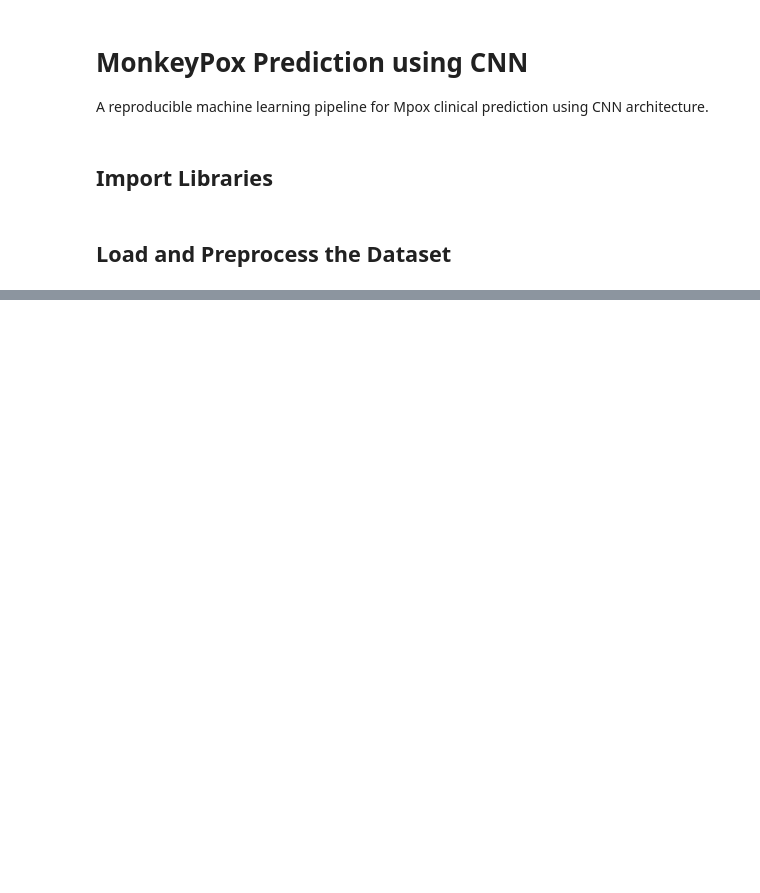
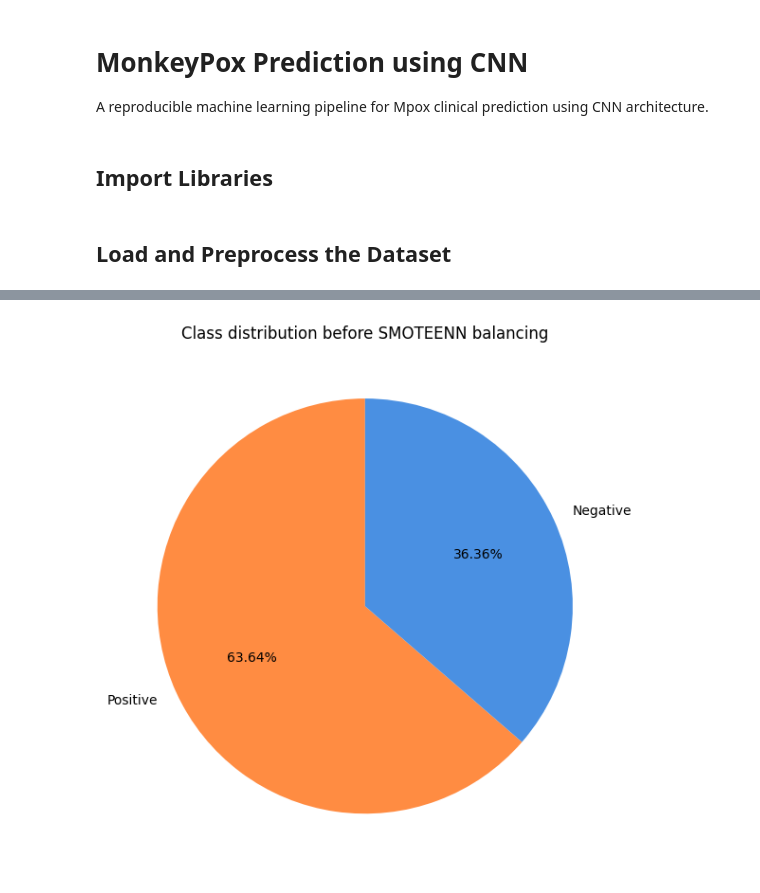
Before and after one commit to atifjavaid267/mpox-prediction-cnn, a Jupyter notebook: notebook.ipynb, the cells around one changed output, grey strips where cells are left out. Cells and saved outputs as stored; diff of their text form; code cells hidden in the pictures; blank space fills up the shorter version.

```diff
--- a/notebook.ipynb
+++ b/notebook.ipynb
@@ -25,0 +47,15 @@ data.head()
+# %%
+# Class distribution pie chart
+fig, ax = plt.subplots(figsize=(6, 6))
+
+data['MonkeyPox'].value_counts().plot.pie(
+    autopct='%1.2f%%', colors=['#FF8C42', '#4A90E2'],
+    ylabel='', ax=ax, startangle=90,
+    labels=['Positive', 'Negative']
+)
+ax.set_title('Class distribution before SMOTEENN balancing')
+
+plt.tight_layout()
+plt.show()
+# %% [output]
+[figure, added]
```
Also changed, not shown: parts of 2 cells of this notebook.
